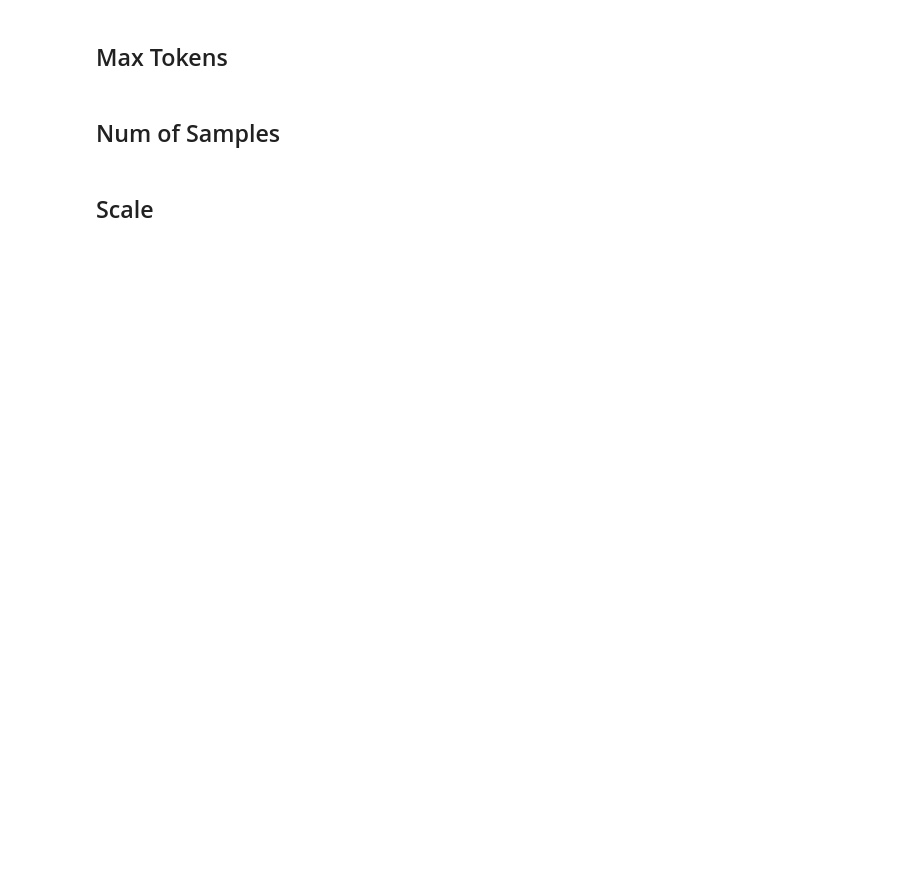
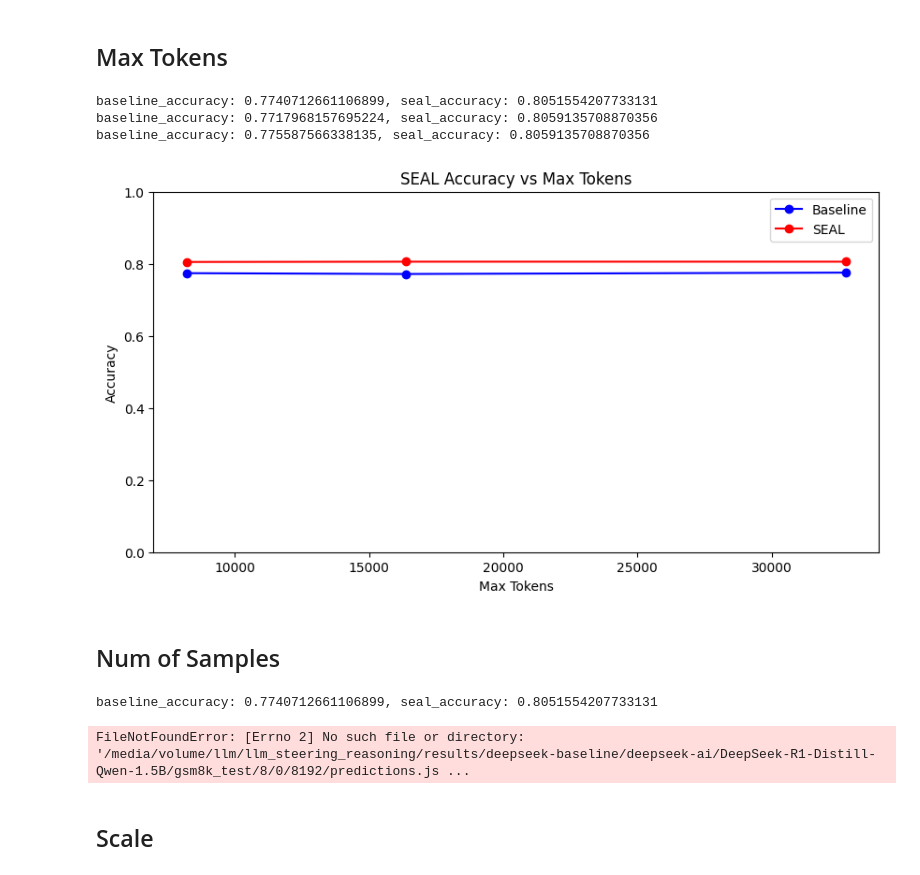
Before and after one commit to BartSu/llm_steering_reasoning, a Jupyter notebook: analysis/analyze.ipynb, the cells around one changed output. Saved outputs shown, nothing was run; the diff lists cells and outputs as text; code cells hidden in the pictures; blank space fills up the shorter version.

Commit message:
num_sample > 1 require temp > 0

```diff
--- a/analysis/analyze.ipynb
+++ b/analysis/analyze.ipynb
@@ -95,23 +133,28 @@ baseline_accuracy: 0.4973464746019712, seal_accuracy: 0.3775587566338135
 # %%
 max_tokens = [8192, 16384, 32768]
 baseline_accuracies = []
 seal_accuracies = []
 for max_token in max_tokens:
     baseline_path = f"/media/volume/llm/llm_steering_reasoning/results/deepseek-baseline/deepseek-ai/DeepSeek-R1-Distill-Qwen-1.5B/gsm8k_test/1/0/{max_token}/predictions.jsonl"
     seal_path = f"/media/volume/llm/llm_steering_reasoning/results/deepseek-seal/deepseek-ai/DeepSeek-R1-Distill-Qwen-1.5B/gsm8k_test/1/0/{max_token}/1/predictions.jsonl"
 
     baseline_accuracy = compile_predictions(baseline_path)
     seal_accuracy = compile_predictions(seal_path)
     baseline_accuracies.append(baseline_accuracy)
     seal_accuracies.append(seal_accuracy)
     print(f"baseline_accuracy: {baseline_accuracy}, seal_accuracy: {seal_accuracy}")
 
 x = max_tokens
 y = seal_accuracies
 x_label = "Max Tokens"
 y_label = "Accuracy"
 title = "SEAL Accuracy vs Max Tokens"
-draw_comparison_fig(x, baseline_accuracies, seal_accuracies, x_label, y_label, title)
+draw_comparison_fig(x, baseline_accuracies, x, seal_accuracies, x_label, y_label, title)
+# %% [output]
+baseline_accuracy: 0.7740712661106899, seal_accuracy: 0.8051554207733131
+baseline_accuracy: 0.7717968157695224, seal_accuracy: 0.8059135708870356
+baseline_accuracy: 0.775587566338135, seal_accuracy: 0.8059135708870356
+[figure, added]
 # %% [markdown]
 ## Num of Samples
 # %%
@@ -119,8 +162,8 @@ num_samples = [1, 8, 16]
 baseline_accuracies = []
 seal_accuracies = []
 for num_sample in num_samples:
-    baseline_path = f"/media/volume/llm/llm_steering_reasoning/results/deepseek-baseline/deepseek-ai/DeepSeek-R1-Distill-Qwen-1.5B/gsm8k_test/1/0/8192/{num_sample}/predictions.jsonl"
-    seal_path = f"/media/volume/llm/llm_steering_reasoning/results/deepseek-seal/deepseek-ai/DeepSeek-R1-Distill-Qwen-1.5B/gsm8k_test/1/0/8192/{num_sample}/1/predictions.jsonl"
+    baseline_path = f"/media/volume/llm/llm_steering_reasoning/results/deepseek-baseline/deepseek-ai/DeepSeek-R1-Distill-Qwen-1.5B/gsm8k_test/{num_sample}/0/8192/predictions.jsonl"
+    seal_path = f"/media/volume/llm/llm_steering_reasoning/results/deepseek-seal/deepseek-ai/DeepSeek-R1-Distill-Qwen-1.5B/gsm8k_test/{num_sample}/0/8192/1/predictions.jsonl"
 
     baseline_accuracy = compile_predictions(baseline_path)
     seal_accuracy = compile_predictions(seal_path)
@@ -133,7 +176,10 @@ y = seal_accuracies
 x_label = "Num of Samples"
 y_label = "Accuracy"
 title = "SEAL Accuracy vs Num of Samples"
-draw_comparison_fig(x, baseline_accuracies, seal_accuracies, x_label, y_label, title)
+draw_comparison_fig(x, baseline_accuracies, x, seal_accuracies, x_label, y_label, title)
+# %% [output]
+baseline_accuracy: 0.7740712661106899, seal_accuracy: 0.8051554207733131
+FileNotFoundError: [Errno 2] No such file or directory: '/media/volume/llm/llm_steering_reasoning/results/deepseek-baseline/deepseek-ai/DeepSeek-R1-Distill-Qwen-1.5B/gsm8k_test/8/0/8192/predictions.js ...
 # %% [markdown]
 ## Scale
 # %%
```
Also changed, not shown: parts of 5 cells of this notebook, 3 other files.
